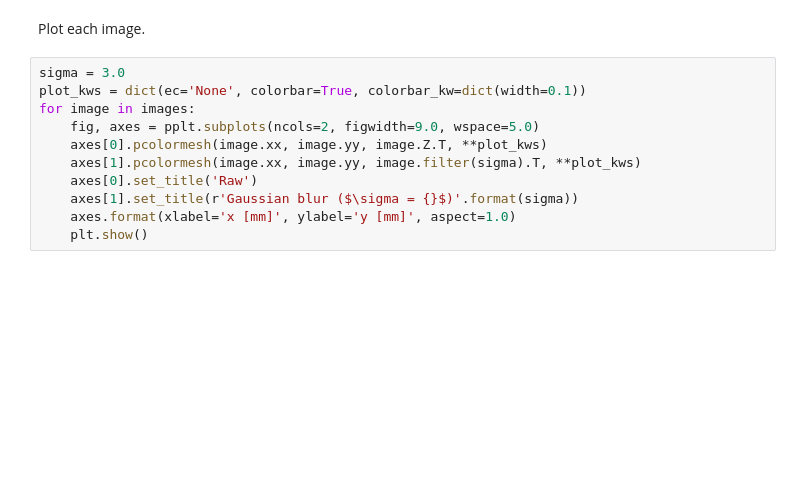
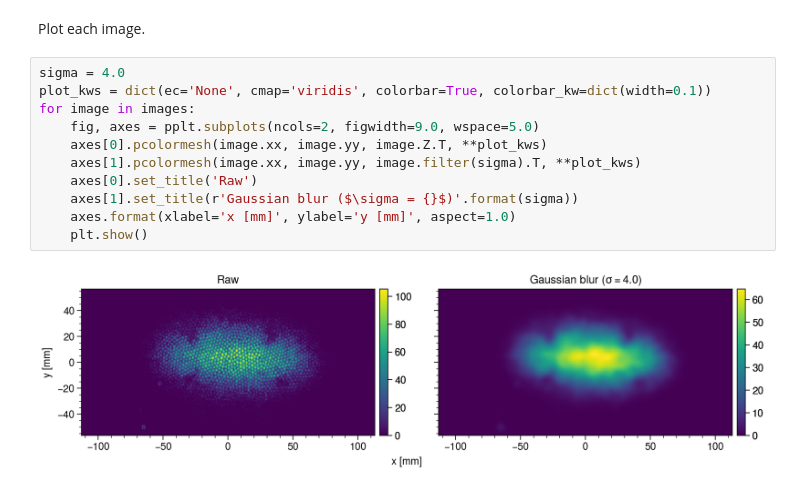
Before and after one commit to austin-hoover/emittance-measurement, a Jupyter notebook: emittance_measurement_4D/target_image/plot_target_images.ipynb, the cells around one changed output. Cells and saved outputs as stored; diff of their text form; blank space fills up the shorter version.

```diff
--- a/emittance_measurement_4D/target_image/plot_target_images.ipynb
+++ b/emittance_measurement_4D/target_image/plot_target_images.ipynb
@@ -26,13 +28,15 @@ images = tis.read_files(filenames, n_avg='all', make_square=False)
 # %% [markdown]
 Plot each image.
 # %%
-sigma = 3.0
-plot_kws = dict(ec='None', colorbar=True, colorbar_kw=dict(width=0.1))
+sigma = 4.0
+plot_kws = dict(ec='None', cmap='viridis', colorbar=True, colorbar_kw=dict(width=0.1))
 for image in images:
     fig, axes = pplt.subplots(ncols=2, figwidth=9.0, wspace=5.0)
     axes[0].pcolormesh(image.xx, image.yy, image.Z.T, **plot_kws)
     axes[1].pcolormesh(image.xx, image.yy, image.filter(sigma).T, **plot_kws)
     axes[0].set_title('Raw')
     axes[1].set_title(r'Gaussian blur ($\sigma = {}$)'.format(sigma))
     axes.format(xlabel='x [mm]', ylabel='y [mm]', aspect=1.0)
     plt.show()
+# %% [output]
+[figure, added]
```
Also changed, not shown: parts of 1 cell of this notebook, 7 other files.
